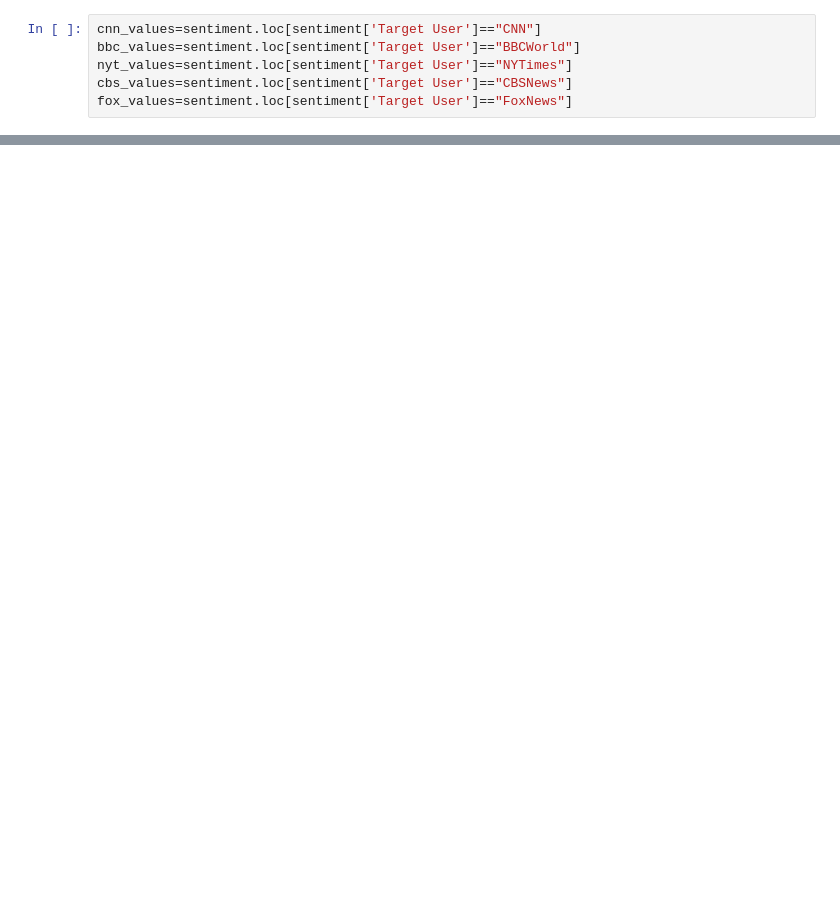
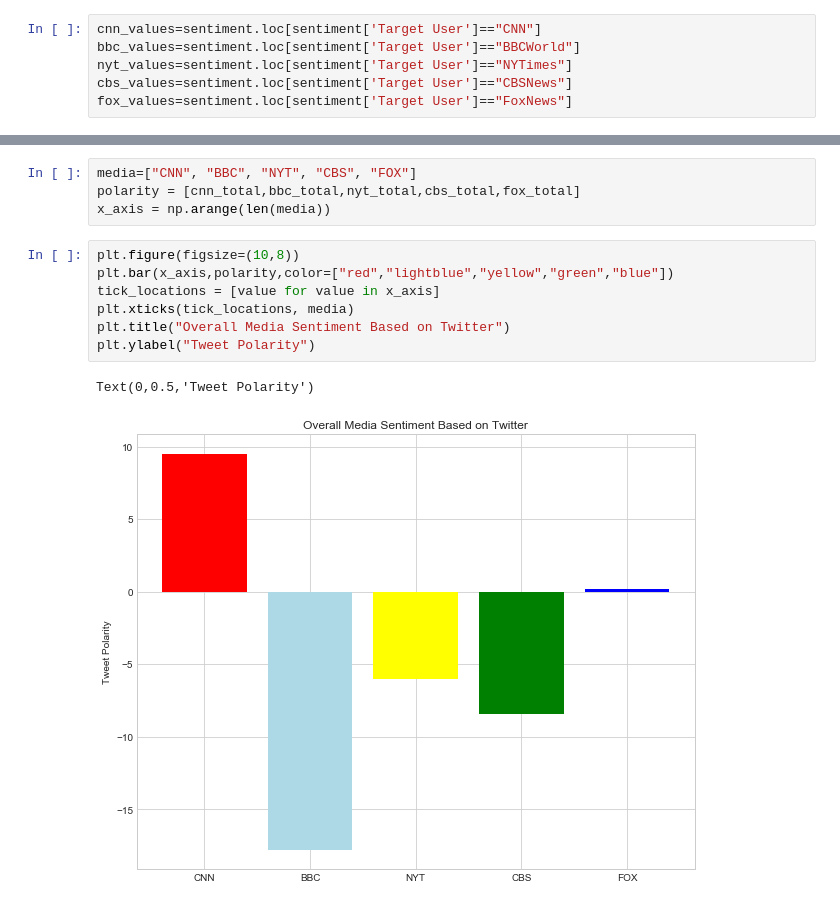
Before and after one commit to zovel/Sentiment_Analysis, a Jupyter notebook: News Mood Update.ipynb, the cells around one changed output, grey strips where cells are left out. Saved outputs shown, nothing was run; the diff lists cells and outputs as text; blank space fills up the shorter version.

```diff
--- a/News Mood Update.ipynb
+++ b/News Mood Update.ipynb
@@ -88,0 +97,14 @@ plt.grid()
+# %%
+media=["CNN", "BBC", "NYT", "CBS", "FOX"]
+polarity = [cnn_total,bbc_total,nyt_total,cbs_total,fox_total]
+x_axis = np.arange(len(media))
+# %%
+plt.figure(figsize=(10,8))
+plt.bar(x_axis,polarity,color=["red","lightblue","yellow","green","blue"])
+tick_locations = [value for value in x_axis]
+plt.xticks(tick_locations, media)
+plt.title("Overall Media Sentiment Based on Twitter")
+plt.ylabel("Tweet Polarity")
+# %% [output]
+Text(0,0.5,'Tweet Polarity')
+[figure, added]
```
Also changed, not shown: parts of 4 cells of this notebook.
